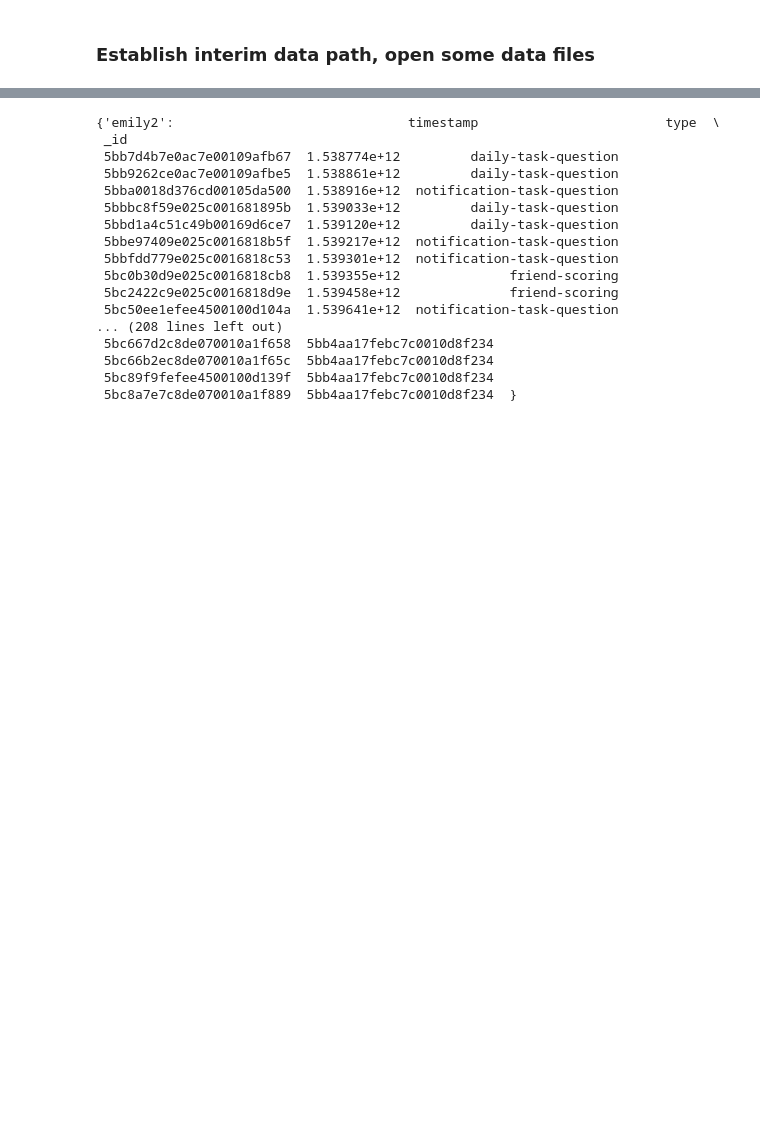
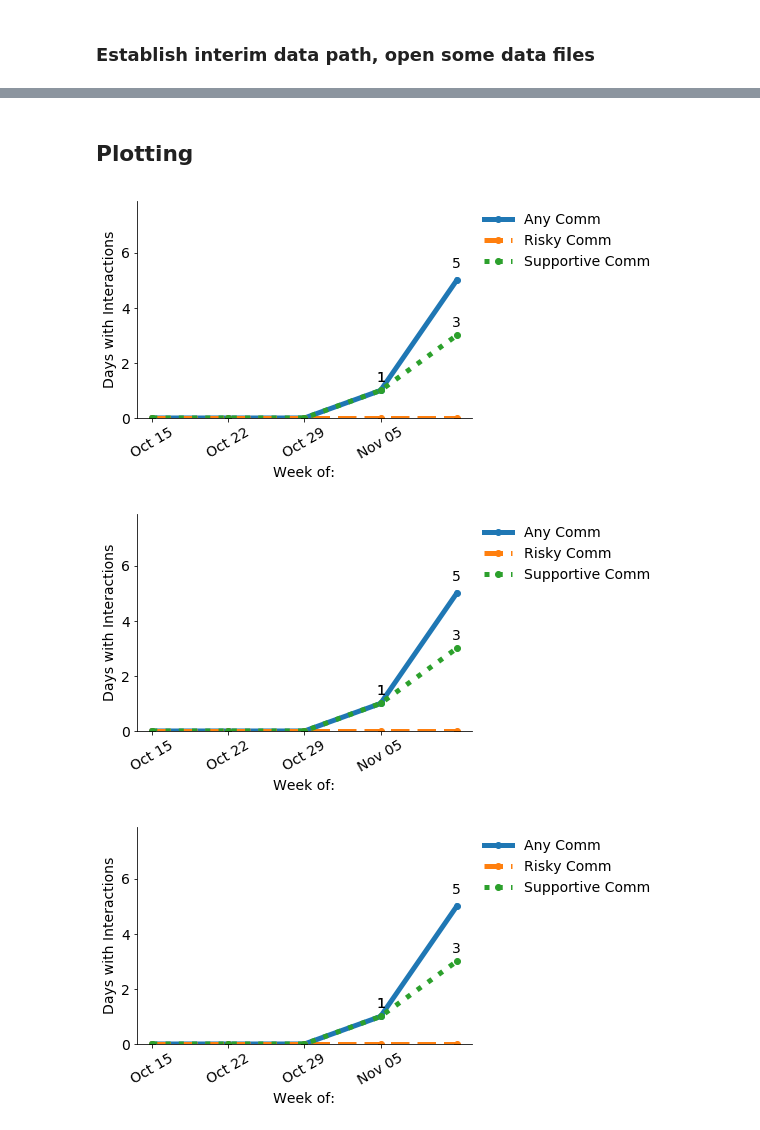
Before and after one commit to HeyCharlie2016/analysis, a Jupyter notebook: notebooks/BasicCommAnalyses.ipynb, the cells around one changed output, grey strips where cells are left out. Cells and saved outputs as stored; diff of their text form; code cells hidden in the pictures; blank space fills up the shorter version.

Commit message:
Chart Generation via Notebook

```diff
--- a/notebooks/BasicCommAnalyses.ipynb
+++ b/notebooks/BasicCommAnalyses.ipynb
@@ -20,7 +20,8 @@ from data import make_dataset
 # %%
-usernames = ['emily', 'username']
+usernames = ['emily', '+vinny']
 today = dt.date.today()
 usernames = make_dataset.refresh_user_data(usernames, PROJ_ROOT, today)
+# print(usernames)
 # Re-pulls raw data and refreshes basic interim data files: users_df.pkl
 # and a bunch for each user: filename + username + '.pkl'
 #   contacts_df_, day_comm_log_df_, week_comm_log_df_
@@ -67,0 +64,23 @@ users_df
+# %%
+weekly_comm_dict = {}
+contacts_dict = {}
+
+weekly_loc_log_dict = {}
+locations_dict = {}
+
+for username in usernames:
+    interim_comm_data_file_path = os.path.join(interim_data_path, 'week_comm_log_df_' + username + '.pkl')
+    weekly_comm_df = pd.read_pickle(interim_comm_data_file_path)
+    weekly_comm_dict[username] = weekly_comm_df
+
+    interim_contact_data_file_path = os.path.join(interim_data_path, 'contacts_df_' + username + '.pkl')
+    contacts_df = pd.read_pickle(interim_contact_data_file_path)
+    contacts_dict[username] = contacts_df
+
+    interim_loc_data_file_path = os.path.join(interim_data_path, 'week_loc_log_df_' + username + '.pkl')
+    weekly_loc_log_df = pd.read_pickle(interim_loc_data_file_path)
+    weekly_loc_log_dict[username] = weekly_loc_log_df
+
+    locations_data_file_path = os.path.join(interim_data_path, 'locations_df_' + username + '.pkl')
+    locations_df = pd.read_pickle(locations_data_file_path)
+    locations_dict[username] = locations_df
@@ -88,20 +118,19 @@ _id
-# %%
-notification_dict
-# %% [output]
-{'emily2':                              timestamp                        type  \
- _id
- 5bb7d4b7e0ac7e00109afb67  1.538774e+12         daily-task-question
- 5bb9262ce0ac7e00109afbe5  1.538861e+12         daily-task-question
- 5bba0018d376cd00105da500  1.538916e+12  notification-task-question
- 5bbbc8f59e025c001681895b  1.539033e+12         daily-task-question
- 5bbd1a4c51c49b00169d6ce7  1.539120e+12         daily-task-question
- 5bbe97409e025c0016818b5f  1.539217e+12  notification-task-question
- 5bbfdd779e025c0016818c53  1.539301e+12  notification-task-question
- 5bc0b30d9e025c0016818cb8  1.539355e+12              friend-scoring
- 5bc2422c9e025c0016818d9e  1.539458e+12              friend-scoring
- 5bc50ee1efee4500100d104a  1.539641e+12  notification-task-question
-... (208 lines left out)
- 5bc667d2c8de070010a1f658  5bb4aa17febc7c0010d8f234
- 5bc66b2ec8de070010a1f65c  5bb4aa17febc7c0010d8f234
- 5bc89f9fefee4500100d139f  5bb4aa17febc7c0010d8f234
- 5bc8a7e7c8de070010a1f889  5bb4aa17febc7c0010d8f234  }
+# %% [markdown]
+## Plotting
+# %%
+from visualization import generate_report_charts
+
+chart_path = os.path.join(PROJ_ROOT,
+							"notebooks",
+							"figures")
+# %%
+comm_days_line_chart_cols = ['total_comm_days', 'risky_comm_days', 'supportive_comm_days']
+
+for username in usernames:
+    comm_days_line_chart_data = weekly_comm_dict[username][comm_days_line_chart_cols]
+    comm_days_line_chart_data = comm_days_line_chart_data[comm_days_line_chart_data.index >= date_indices[0]]
+    generate_report_charts.comm_days_line_chart(username, date_indices, comm_days_line_chart_data, chart_path)
+# %% [output]
+[figure, added]
+[figure, added]
+[figure, added]
```
Also changed, not shown: parts of 10 cells of this notebook, 31 other files.
